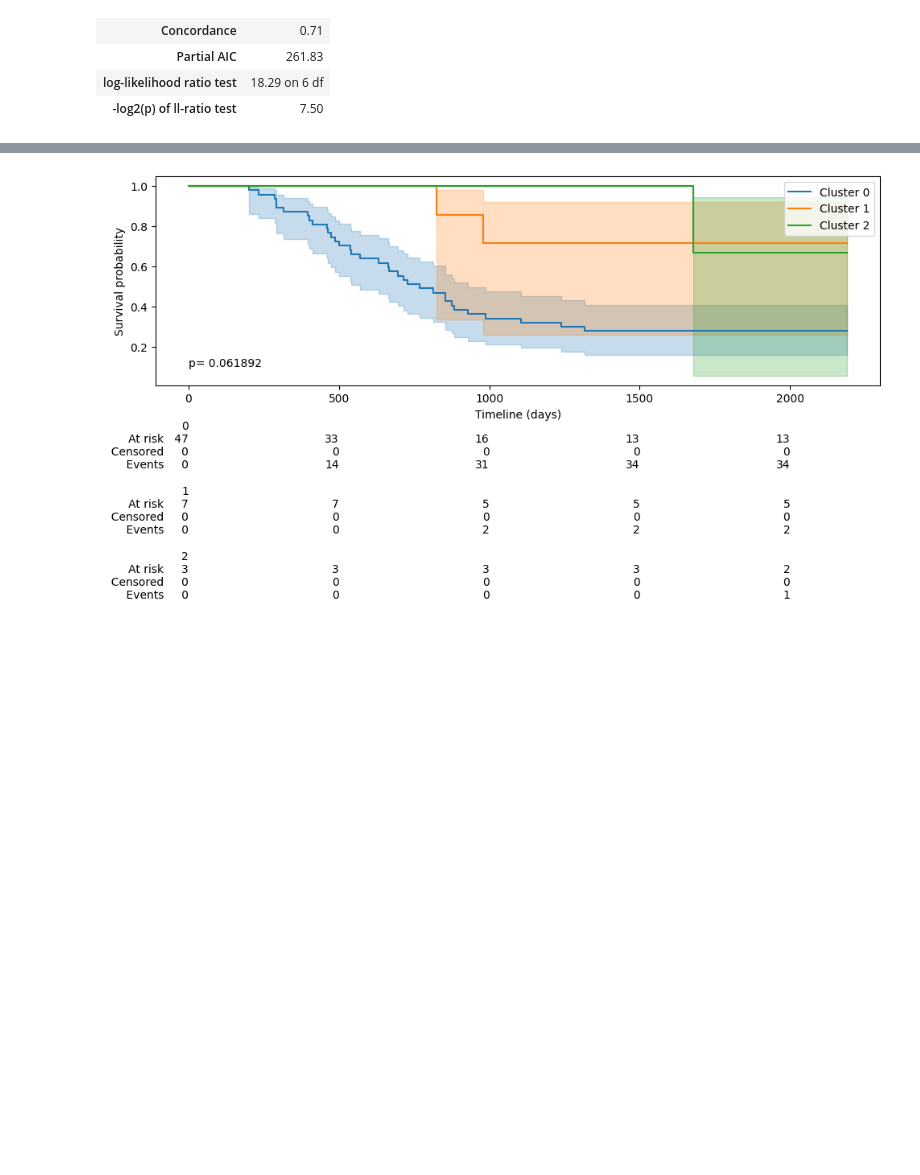
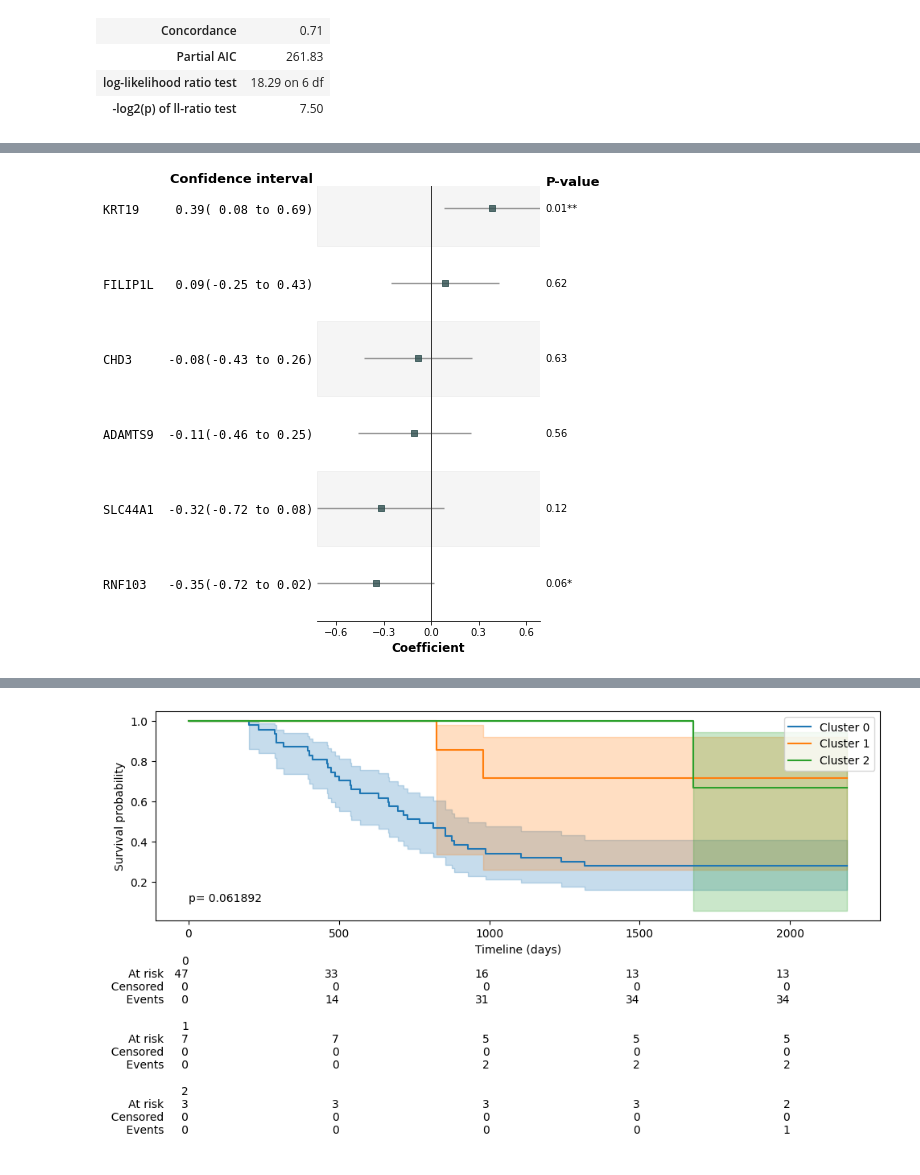
Before and after one commit to albertolzs/edc_mo_pdac_val, a Jupyter notebook: src/visualization.ipynb, the cells around one changed output, grey strips where cells are left out. Drawn from its saved outputs; the diff is of its cells as text; code cells hidden in the pictures; blank space fills up the shorter version.

Commit message:
Forest plot

```diff
--- a/src/visualization.ipynb
+++ b/src/visualization.ipynb
@@ -408,3 +499,10 @@ cph.fit(gene_clinical_data[list_of_genes + ["label_days_to_death", "label_deceas
 | Partial AIC | 261.83 |
 | log-likelihood ratio test | 18.29 on 6 df |
 | -log2(p) of ll-ratio test | 7.50 |
+# %%
+df_biomarkers = cph.summary
+df_biomarkers["model"] = "combined"
+df_individuals["model"] = "individual"
+df_biomarkers = pd.concat([df_biomarkers, df_individuals])
+df_biomarkers = df_biomarkers.reset_index()
+df_biomarkers
@@ -410,0 +524,19 @@ cph.fit(gene_clinical_data[list_of_genes + ["label_days_to_death", "label_deceas
+# %%
+import forestplot as fp
+import matplotlib.pyplot as plt
+
+_ = fp.forestplot(
+    dataframe=df_biomarkers[df_biomarkers["model"] == "individual"],
+    estimate="coef",
+    ll="coef lower 95%",
+    hl="coef upper 95%",
+    varlabel="covariate",
+    pval="p",
+    color_alt_rows=True,
+    ylabel="Confidence interval",
+    xlabel="Coefficient",
+    form_ci_report= True,
+    sort=True,
+)
+# %% [output]
+[figure, added]
```
Also changed, not shown: parts of 6 cells of this notebook.
